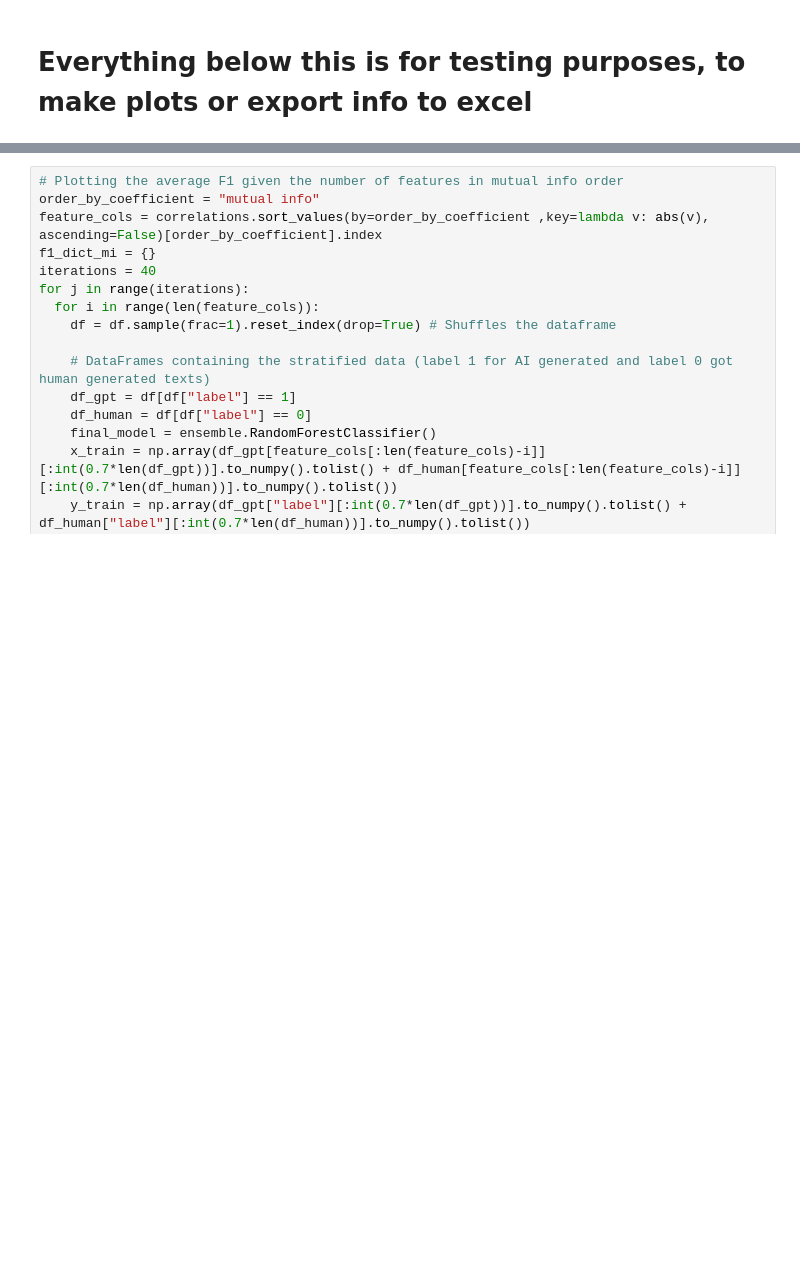
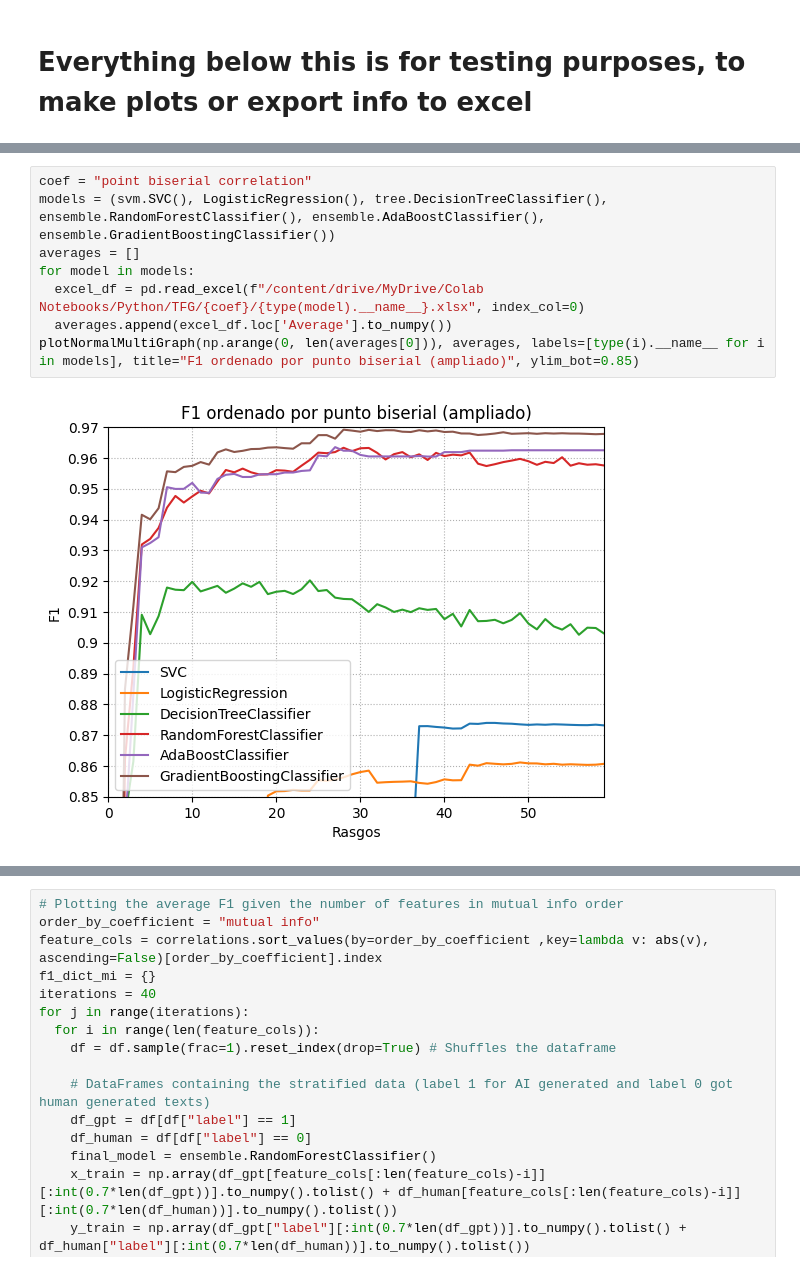
Before and after one commit to IvanInRainbows/TFG-IvanMontejoDeGarcini, a Jupyter notebook: sklearnModelPrototype.ipynb, the cells around one changed output, grey strips where cells are left out. Drawn from its saved outputs; the diff is of its cells as text; blank space fills up the shorter version.

```diff
--- a/sklearnModelPrototype.ipynb
+++ b/sklearnModelPrototype.ipynb
@@ -312,0 +521,10 @@ for num in range(1):
+# %%
+coef = "point biserial correlation"
+models = (svm.SVC(), LogisticRegression(), tree.DecisionTreeClassifier(), ensemble.RandomForestClassifier(), ensemble.AdaBoostClassifier(), ensemble.GradientBoostingClassifier())
+averages = []
+for model in models:
+  excel_df = pd.read_excel(f"/content/drive/MyDrive/Colab Notebooks/Python/TFG/{coef}/{type(model).__name__}.xlsx", index_col=0)
+  averages.append(excel_df.loc['Average'].to_numpy())
+plotNormalMultiGraph(np.arange(0, len(averages[0])), averages, labels=[type(i).__name__ for i in models], title="F1 ordenado por punto biserial (ampliado)", ylim_bot=0.85)
+# %% [output]
+[figure, added]
```
Also changed, not shown: parts of 23 cells of this notebook, 5 other files.
